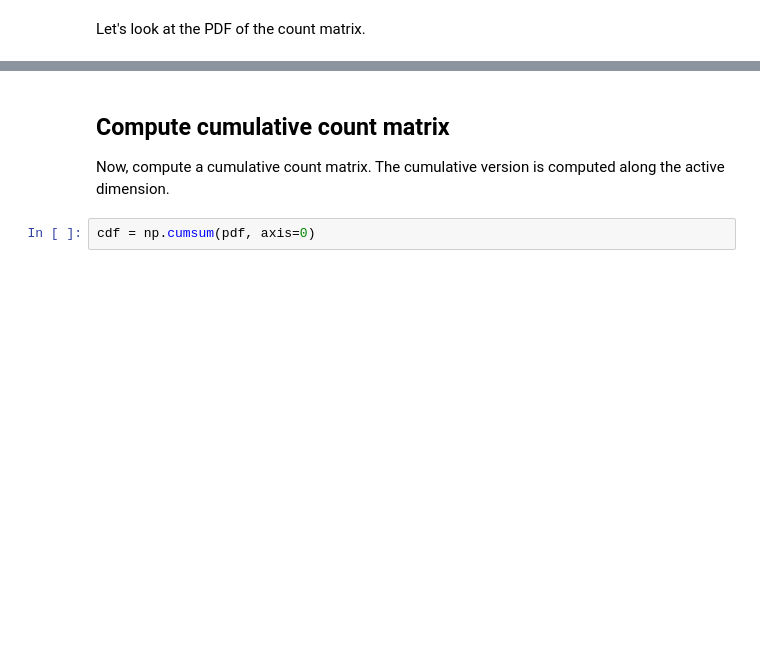
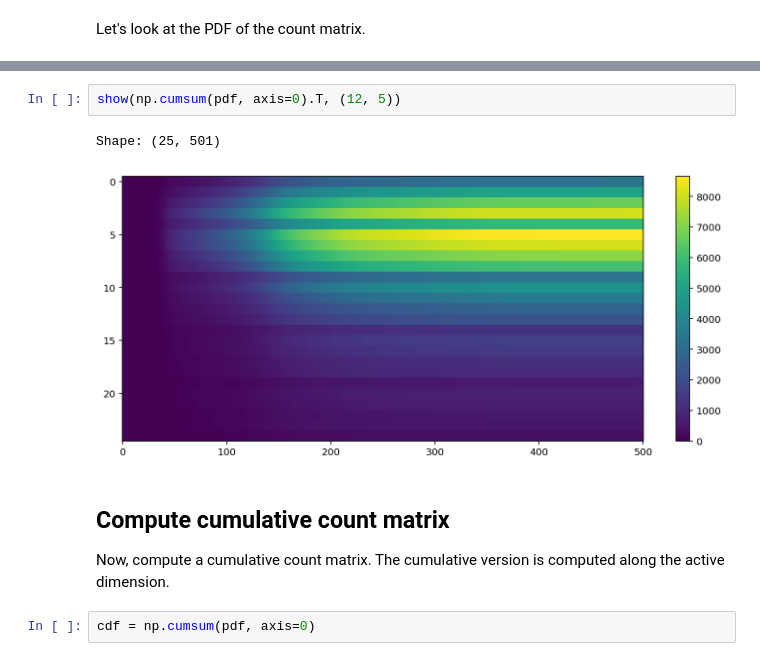
Before and after one commit to vega/falcon, a Jupyter notebook: data/error analysis.ipynb, the cells around one changed output, grey strips where cells are left out. Cells and saved outputs as stored; diff of their text form; blank space fills up the shorter version.

```diff
--- a/data/error analysis.ipynb
+++ b/data/error analysis.ipynb
@@ -73,3 +73,8 @@ Shape: (501, 20)
+# %%
+show(np.cumsum(pdf, axis=0).T, (12, 5))
+# %% [output]
+Shape: (25, 501)
+[figure, added]
 # %% [markdown]
 ## Compute cumulative count matrix
 
```
Also changed, not shown: parts of 3 cells of this notebook, 4 other files.
